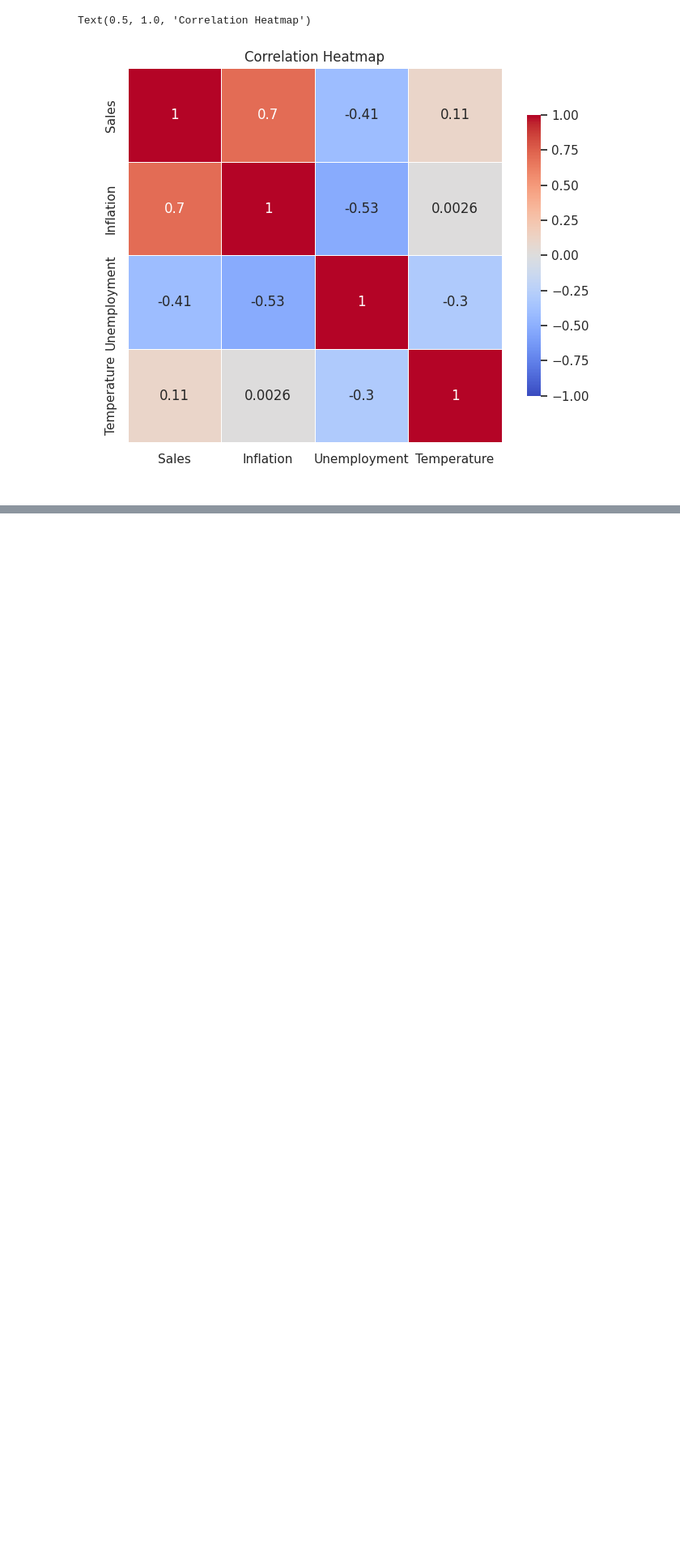
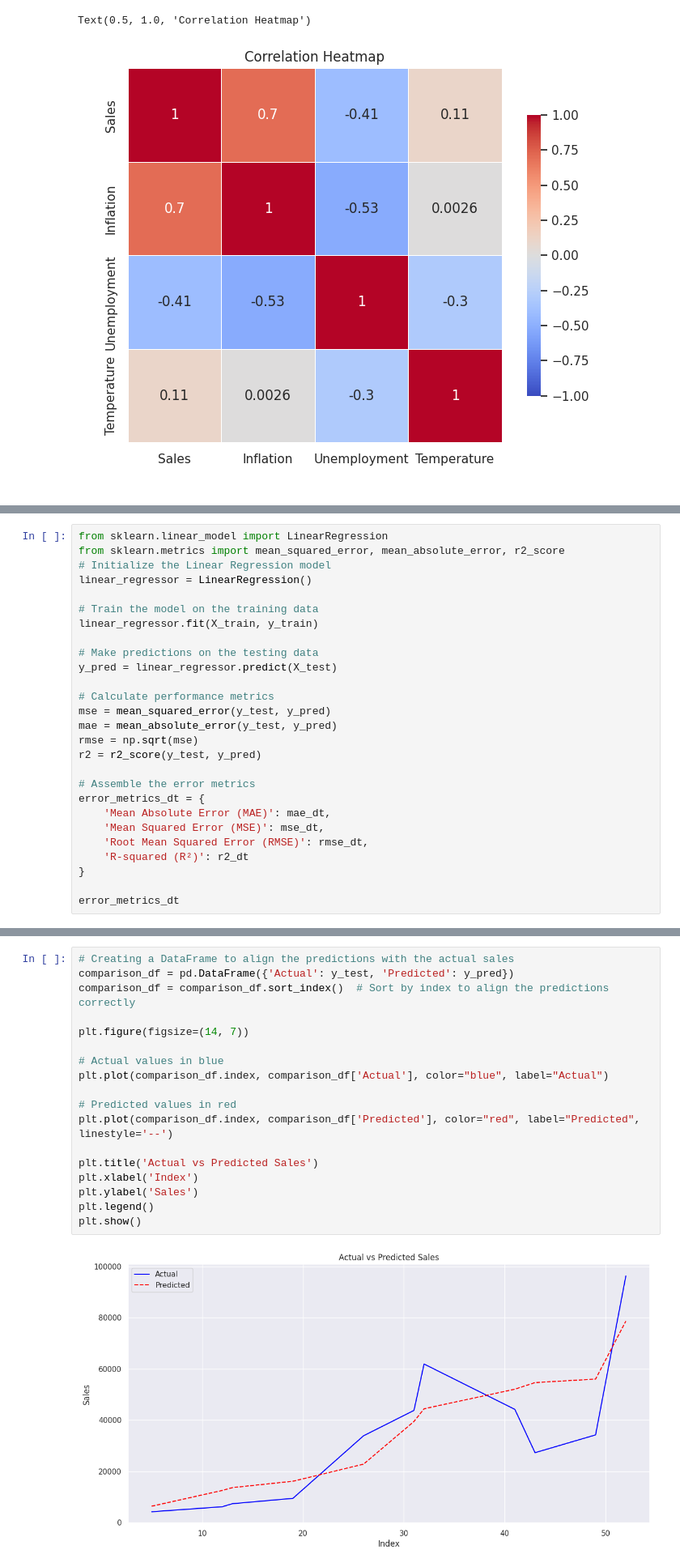
Before and after one commit to MichalI495002/Personal-Challenge, a Jupyter notebook: Jupyter Notebook/notebook.ipynb, the cells around one changed output, grey strips where cells are left out. Shown: that part at 81% size. Saved outputs shown, nothing was run; the diff lists cells and outputs as text; blank space fills up the shorter version.

```diff
--- a/Jupyter Notebook/notebook.ipynb
+++ b/Jupyter Notebook/notebook.ipynb
@@ -338,0 +362,27 @@ R²: 0.5084253312633761
+# %%
+from sklearn.linear_model import LinearRegression
+from sklearn.metrics import mean_squared_error, mean_absolute_error, r2_score
+# Initialize the Linear Regression model
+linear_regressor = LinearRegression()
+
+# Train the model on the training data
+linear_regressor.fit(X_train, y_train)
+
+# Make predictions on the testing data
+y_pred = linear_regressor.predict(X_test)
+
+# Calculate performance metrics
+mse = mean_squared_error(y_test, y_pred)
+mae = mean_absolute_error(y_test, y_pred)
+rmse = np.sqrt(mse)
+r2 = r2_score(y_test, y_pred)
+
+# Assemble the error metrics
+error_metrics_dt = {
+    'Mean Absolute Error (MAE)': mae_dt,
+    'Mean Squared Error (MSE)': mse_dt,
+    'Root Mean Squared Error (RMSE)': rmse_dt,
+    'R-squared (R²)': r2_dt
+}
+
+error_metrics_dt
@@ -338,0 +433,20 @@ R²: 0.5084253312633761
+# %%
+# Creating a DataFrame to align the predictions with the actual sales
+comparison_df = pd.DataFrame({'Actual': y_test, 'Predicted': y_pred})
+comparison_df = comparison_df.sort_index()  # Sort by index to align the predictions correctly
+
+plt.figure(figsize=(14, 7))
+
+# Actual values in blue
+plt.plot(comparison_df.index, comparison_df['Actual'], color="blue", label="Actual")
+
+# Predicted values in red
+plt.plot(comparison_df.index, comparison_df['Predicted'], color="red", label="Predicted", linestyle='--')
+
+plt.title('Actual vs Predicted Sales')
+plt.xlabel('Index')
+plt.ylabel('Sales')
+plt.legend()
+plt.show()
+# %% [output]
+[figure, added]
```
Also changed, not shown: parts of 34 cells of this notebook, 1 other file.
